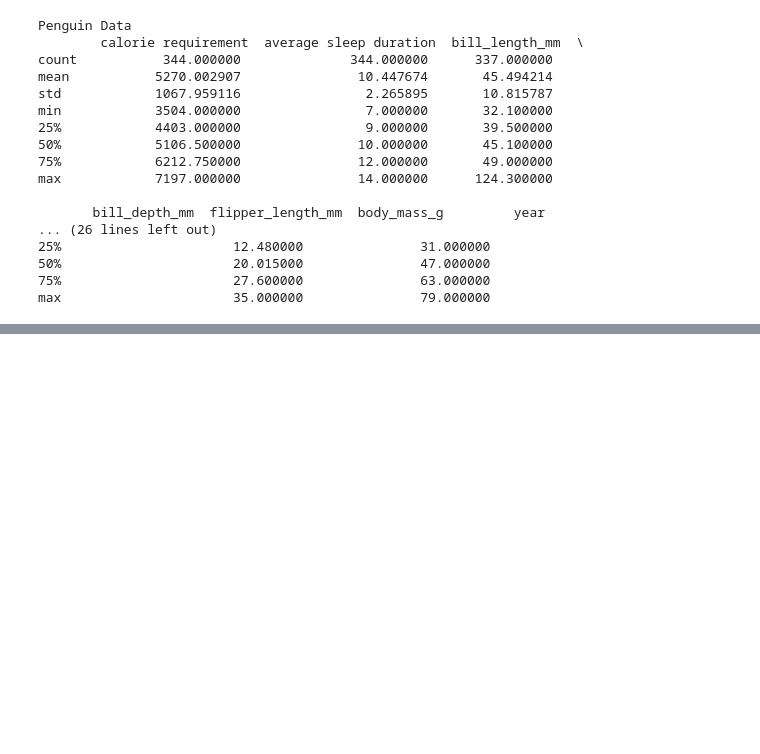
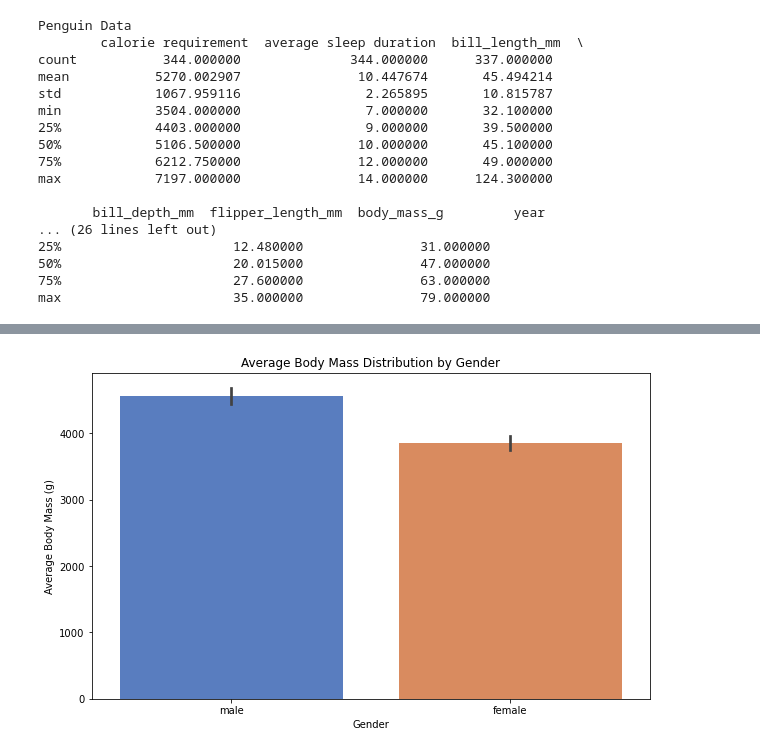
Before and after one commit to MythriShivakumar/A1_ML, a Jupyter notebook: A1_task.ipynb, the cells around one changed output, grey strips where cells are left out. Saved outputs shown, nothing was run; the diff lists cells and outputs as text; code cells hidden in the pictures; blank space fills up the shorter version.

```diff
--- a/A1_task.ipynb
+++ b/A1_task.ipynb
@@ -50,0 +32,14 @@ print(outliers_asd.count())
+# %%
+penguins_df.info()
+penguins_df = penguins_df.dropna(subset=['species', 'island', 'gender'])
+penguins_df = penguins_df.fillna(penguins_df.select_dtypes(include='number').mean())
+penguins_df[['species', 'island', 'gender']] = penguins_df[['species', 'island', 'gender']].applymap(str.lower)
+penguins_df = penguins_df.dropna(subset=['species', 'island', 'gender'])
+penguins_df = penguins_df.fillna(penguins_df.select_dtypes(include='number').mean())
+penguins_df[['species', 'island', 'gender']] = penguins_df[['species', 'island', 'gender']].applymap(str.lower)
+Q1 = penguins_df.quantile(0.25)
+Q3 = penguins_df.quantile(0.75)
+IQR = Q3 - Q1
+outliers = (penguins_df < (Q1 - 1.5 * IQR)) | (penguins_df > (Q3 + 1.5 * IQR))
+for column in penguins_df.select_dtypes(include='number').columns:
+    penguins_df[column] = penguins_df[column].where(~outliers[column], penguins_df[column].median())
@@ -50,0 +64,9 @@ print(outliers_asd.count())
+# %%
+plt.figure(figsize=(10, 6))
+sns.barplot(x='gender', y='body_mass_g', data=penguins_df, estimator=np.mean, palette='muted')
+plt.title('Average Body Mass Distribution by Gender')
+plt.xlabel('Gender')
+plt.ylabel('Average Body Mass (g)')
+plt.show()
+# %% [output]
+[figure, added]
```
Also changed, not shown: parts of 8 cells of this notebook.
